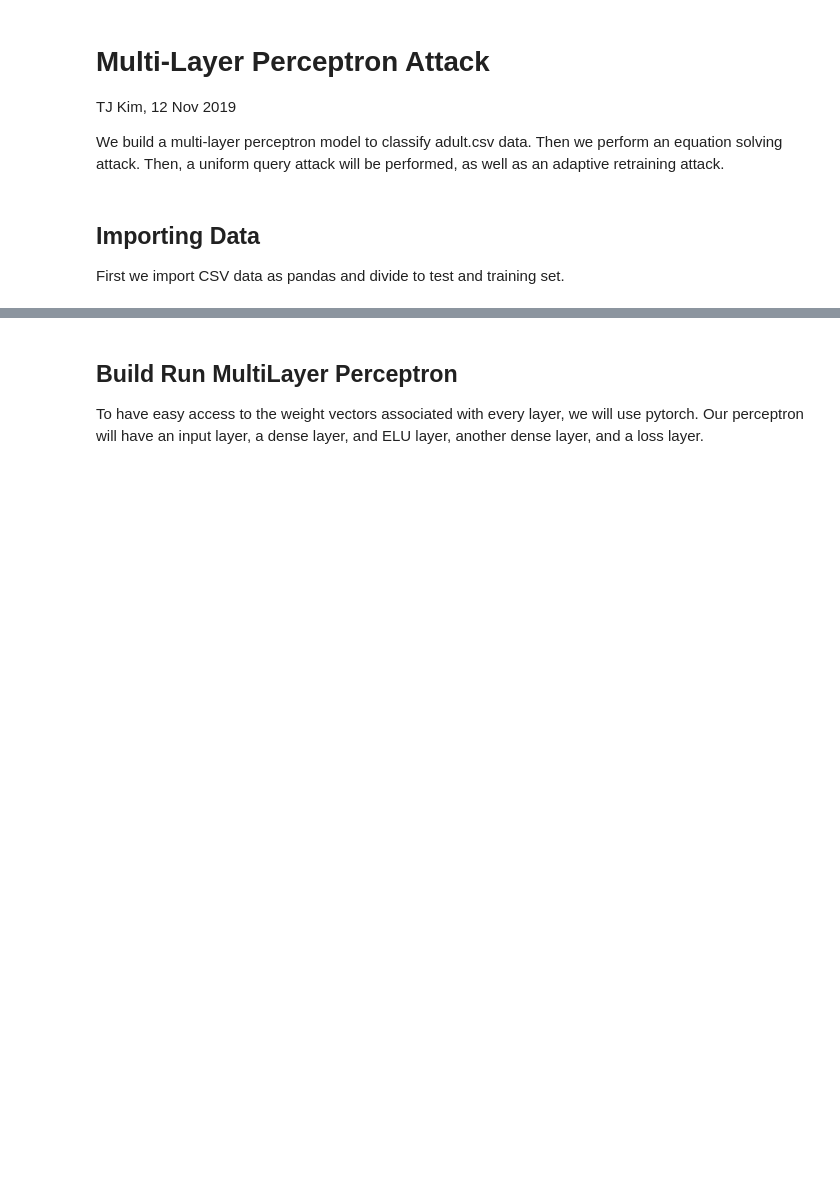
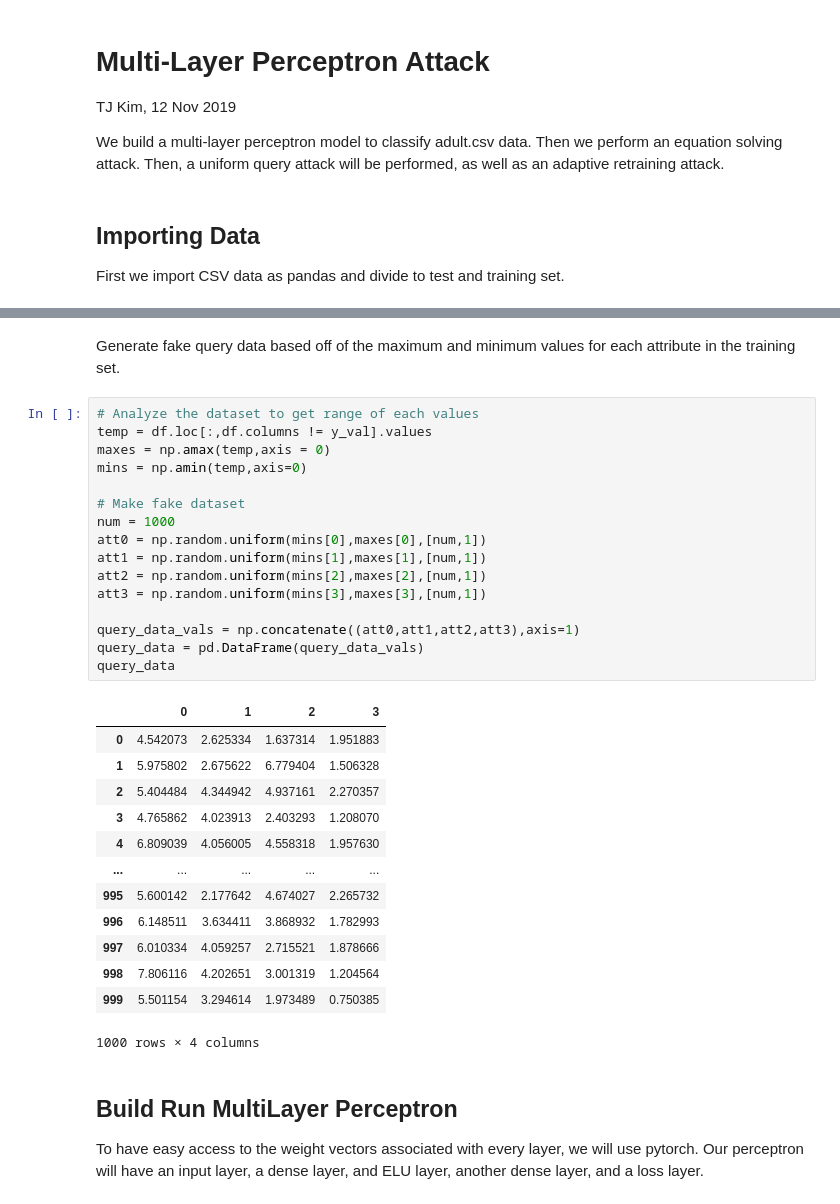
Before and after one commit to tj-kim/privacy_project, a Jupyter notebook: logReg_NB/Multi-Layer Perceptron Attack 2.ipynb, the cells around one changed output, grey strips where cells are left out. Drawn from its saved outputs; the diff is of its cells as text; blank space fills up the shorter version.

```diff
--- a/logReg_NB/Multi-Layer Perceptron Attack 2.ipynb
+++ b/logReg_NB/Multi-Layer Perceptron Attack 2.ipynb
@@ -45,3 +41,35 @@ query_label = pd.get_dummies(query_label,prefix=['class'])
+# %% [markdown]
+Generate fake query data based off of the maximum and minimum values for each attribute in the training set.
+# %%
+# Analyze the dataset to get range of each values
+temp = df.loc[:,df.columns != y_val].values
+maxes = np.amax(temp,axis = 0)
+mins = np.amin(temp,axis=0)
+
+# Make fake dataset
+num = 1000
+att0 = np.random.uniform(mins[0],maxes[0],[num,1])
+att1 = np.random.uniform(mins[1],maxes[1],[num,1])
+att2 = np.random.uniform(mins[2],maxes[2],[num,1])
+att3 = np.random.uniform(mins[3],maxes[3],[num,1])
+
+query_data_vals = np.concatenate((att0,att1,att2,att3),axis=1)
+query_data = pd.DataFrame(query_data_vals)
+query_data
+# %% [output]
+|  | 0 | 1 | 2 | 3 |
+| 0 | 4.542073 | 2.625334 | 1.637314 | 1.951883 |
+| 1 | 5.975802 | 2.675622 | 6.779404 | 1.506328 |
+| 2 | 5.404484 | 4.344942 | 4.937161 | 2.270357 |
+| 3 | 4.765862 | 4.023913 | 2.403293 | 1.208070 |
+| 4 | 6.809039 | 4.056005 | 4.558318 | 1.957630 |
+| ... | ... | ... | ... | ... |
+| 995 | 5.600142 | 2.177642 | 4.674027 | 2.265732 |
+| 996 | 6.148511 | 3.634411 | 3.868932 | 1.782993 |
+| 997 | 6.010334 | 4.059257 | 2.715521 | 1.878666 |
+| 998 | 7.806116 | 4.202651 | 3.001319 | 1.204564 |
+| 999 | 5.501154 | 3.294614 | 1.973489 | 0.750385 |
+1000 rows × 4 columns
 # %% [markdown]
 ## Build Run MultiLayer Perceptron
 To have easy access to the weight vectors associated with every layer, we will use pytorch.
```
Also changed, not shown: parts of 11 cells of this notebook, 1 other file.
